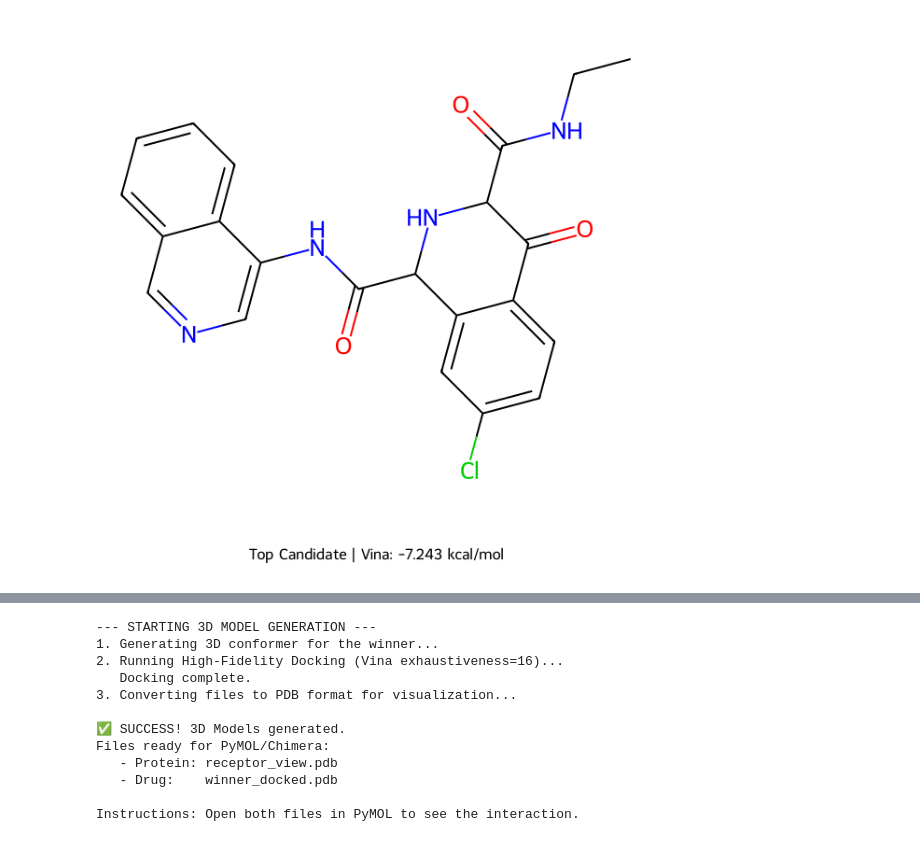
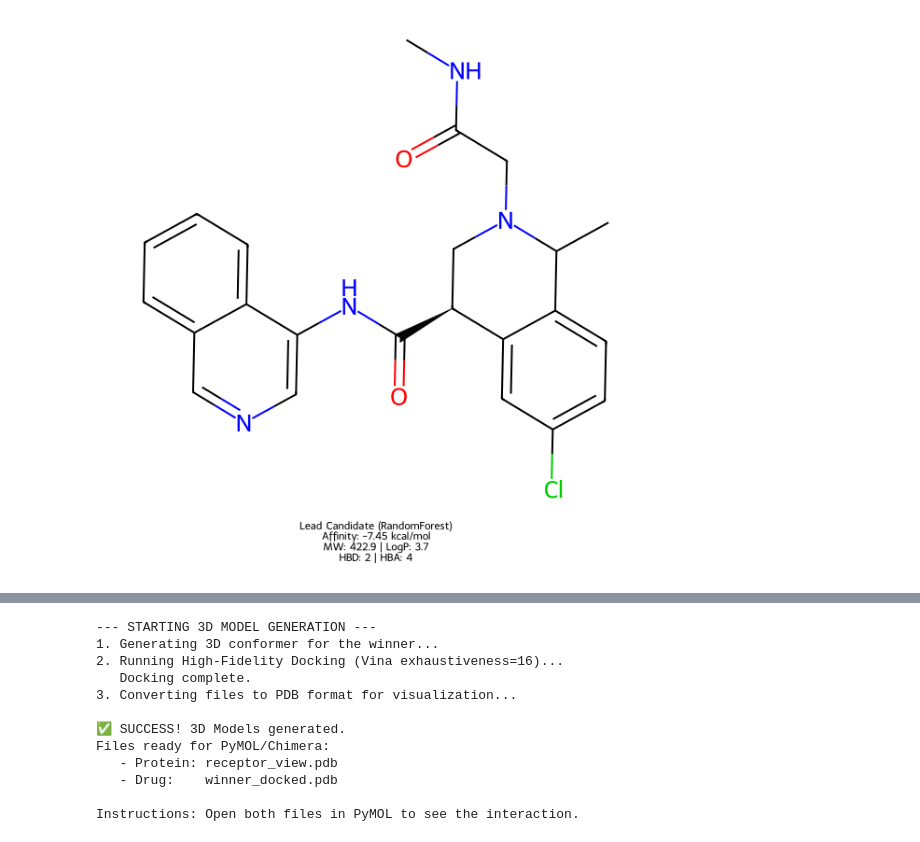
Before and after one commit to JakubRH/Evo_DrugDesign, a Jupyter notebook: Evo_DrugDesign.ipynb, the cells around one changed output, grey strips where cells are left out. Cells and saved outputs as stored; diff of their text form; code cells hidden in the pictures.

```diff
--- a/Evo_DrugDesign.ipynb
+++ b/Evo_DrugDesign.ipynb
@@ -1342,46 +1749,88 @@ Plots saved to 'figure_docking_results.png'.
 # %%
 # ==========================================
-# CELL 14: TOP CANDIDATE 2D VISUALIZATION
+# CELL 17: TOP CANDIDATE CHARACTERIZATION & 2D RENDER
 # ==========================================
+# Objective: Automatically retrieve the best molecule from docking results,
+# calculate its physicochemical properties (Lipinski's Rules), and generate a high-res image.
 
+import pandas as pd
 from rdkit import Chem
-from rdkit.Chem import Draw
+from rdkit.Chem import Draw, Descriptors
 
 # --- Configuration ---
-# Replace these values with the actual results identified in the previous step
-TOP_SMILES = "CCNC(=O)C1NC(C(=O)NC2=CN=CC3=CC=CC=C23)C4=CC(Cl)=CC=C4C1=O"
-TOP_VINA_SCORE = -7.243
-OUTPUT_IMAGE_FILE = "figure_top_candidate_2d.png"
+RESULTS_FILE = "FULL_DOCKING_RESULTS.csv"
+OUTPUT_IMAGE_FILE = "figure_lead_molecule.png"
 
-def visualize_top_candidate(smiles, score, filename):
+def characterize_and_visualize_lead(csv_path):
     """
-    Generates, displays, and saves a 2D structural representation of the best molecule.
+    Identifies the best binder, computes drug-likeness metrics, and renders the structure.
     """
-    mol = Chem.MolFromSmiles(smiles)
-
-    if not mol:
-        print(f"❌ Error: Invalid SMILES string provided: {smiles}")
+    # 1. Load Data
+    if not os.path.exists(csv_path):
+        print(f"❌ Error: {csv_path} not found.")
         return
 
-    print(f"🎉 VISUALIZING TOP CANDIDATE (Random Forest Derived) 🎉")
-    print(f"   - Binding Affinity: {score} kcal/mol")
-    print(f"   - Structure: {smiles}")
+    try:
+        df = pd.read_csv(csv_path)
+        if df.empty:
+            print("⚠️ Dataframe is empty.")
+            return
 
-    try:
-        # Generate 2D image with legend
-        legend_text = f"Top Candidate | Vina: {score} kcal/mol"
-        img = Draw.MolToImage(mol, size=(600, 600), legend=legend_text)
+        # 2. Identify Winner (Lowest Vina Score = Strongest Binding)
+        best_idx = df['Docking_Score'].idxmin()
+        best_mol = df.loc[best_idx]
 
-        # Save to file for publication/report
-        img.save(filename)
-        print(f"   - Image saved successfully to '{filename}'")
+        smiles = best_mol['SMILES']
+        vina_score = best_mol['Docking_Score']
+        method = best_mol['Method']
 
-        # Display in Jupyter Notebook
-        display(img)
+        print(f"🏆 LEAD MOLECULE IDENTIFIED ({method}-Generated)")
+        print(f"   Structure: {smiles}")
+        print(f"   Affinity:  {vina_score:.3f} kcal/mol")
+
+        # 3. Calculate Properties (Lipinski's Rule of 5)
+        mol = Chem.MolFromSmiles(smiles)
+        if mol:
+            mw = Descriptors.MolWt(mol)
+            logp = Descriptors.MolLogP(mol)
+            hbd = Descriptors.NumHDonors(mol)
+            hba = Descriptors.NumHAcceptors(mol)
+
+            # Format Legend Text
+            legend = (f"Lead Candidate ({method})\n"
+                      f"Affinity: {vina_score:.2f} kcal/mol\n"
+                      f"MW: {mw:.1f} | LogP: {logp:.1f}\n"
+                      f"HBD: {hbd} | HBA: {hba}")
+
+            # 4. Render High-Res Image
+            img = Draw.MolToImage(mol, size=(600, 600), legend=legend)
+
+            # Save and Display
+            img.save(OUTPUT_IMAGE_FILE)
+            print(f"✅ High-resolution structure saved to '{OUTPUT_IMAGE_FILE}'")
+            display(img)
+
+            # 5. Lipinski Verdict
+            print("\n--- LIPINSKI'S RULE OF 5 COMPLIANCE ---")
+            violations = 0
+            if mw > 500: violations += 1
+            if logp > 5: violations += 1
+            if hbd > 5: violations += 1
+            if hba > 10: violations += 1
+
+            if violations == 0:
+                print("✅ Status: DRUG-LIKE (0 Violations). Excellent candidate for synthesis.")
+            elif violations == 1:
+                print("⚠️ Status: ACCEPTABLE (1 Violation). Still considered drug-like.")
+            else:
+                print(f"❌ Status: POOR BIOAVAILABILITY LIKELY ({violations} Violations). Needs optimization.")
+
+        else:
+            print("Error: Could not parse SMILES string.")
 
     except Exception as e:
-        print(f"Error generating visualization: {e}")
+        print(f"An error occurred: {e}")
 
 # --- Execute ---
-visualize_top_candidate(TOP_SMILES, TOP_VINA_SCORE, OUTPUT_IMAGE_FILE)
+characterize_and_visualize_lead(RESULTS_FILE)
 # %% [output]
@@ -1392 +1841 @@ visualize_top_candidate(TOP_SMILES, TOP_VINA_SCORE, OUTPUT_IMAGE_FILE)
-[figure, old version]
+[figure, new version]
```
Also changed, not shown: parts of 20 cells of this notebook.
